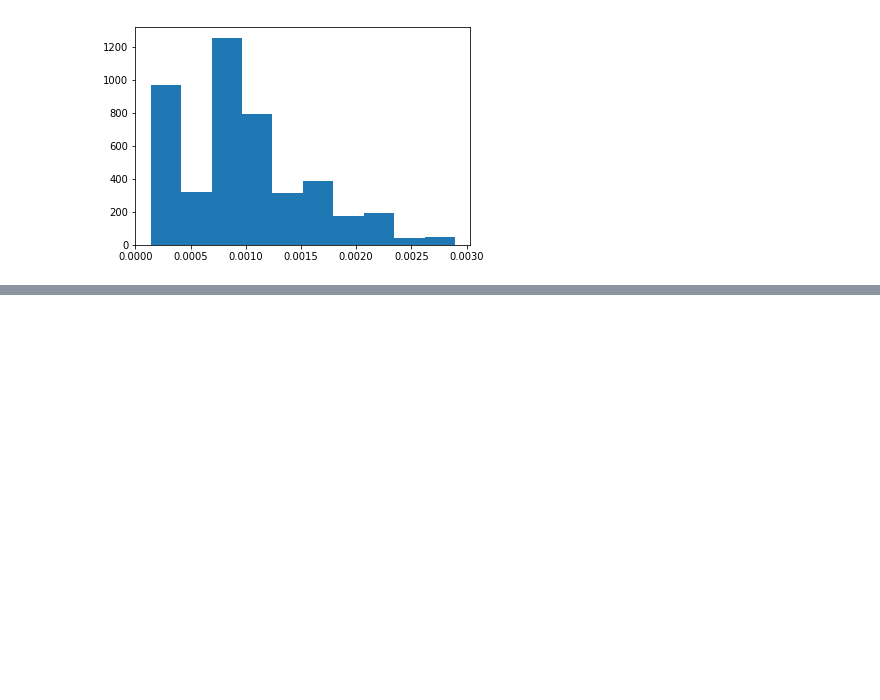
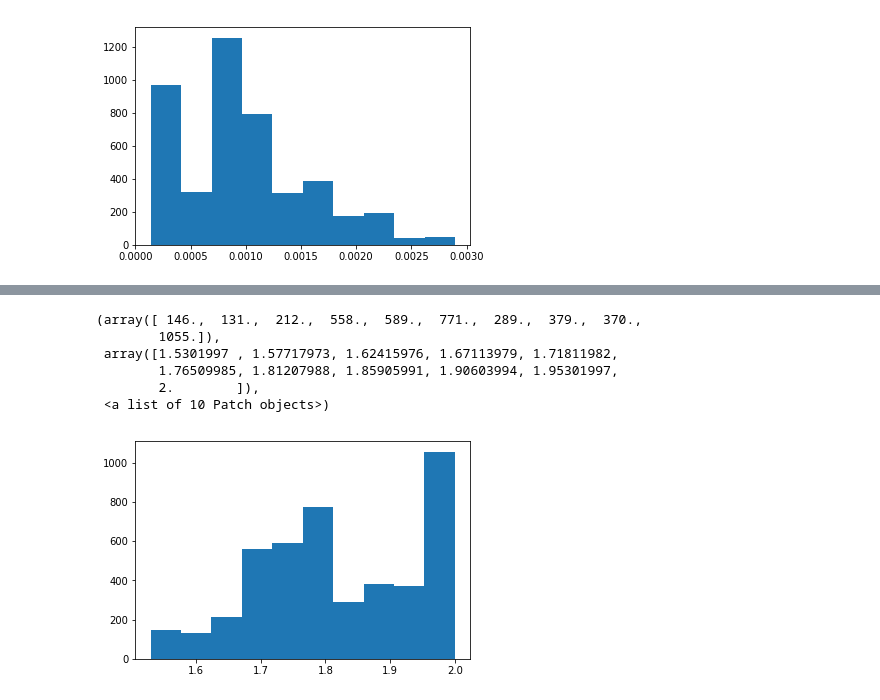
Before and after one commit to osmaac/master-data-science, a Jupyter notebook: Feature processing.ipynb, the cells around one changed output, grey strips where cells are left out. Saved outputs shown, nothing was run; the diff lists cells and outputs as text; code cells hidden in the pictures; blank space fills up the shorter version.

```diff
--- a/Feature processing.ipynb
+++ b/Feature processing.ipynb
@@ -514,0 +525,12 @@ df_num=df[['Ord_Insurance', 'Ord_Insurance_amount', 'Ord_Household_Payment',
+# %%
+#Con logaritmo
+prueba=np.log10(df["ratio_urban_inhabitants"])
+plt.hist(prueba)
+# %% [output]
+(array([ 146.,  131.,  212.,  558.,  589.,  771.,  289.,  379.,  370.,
+        1055.]),
+ array([1.5301997 , 1.57717973, 1.62415976, 1.67113979, 1.71811982,
+        1.76509985, 1.81207988, 1.85905991, 1.90603994, 1.95301997,
+        2.        ]),
+ <a list of 10 Patch objects>)
+[figure, added]
```
Also changed, not shown: parts of 24 cells of this notebook.
